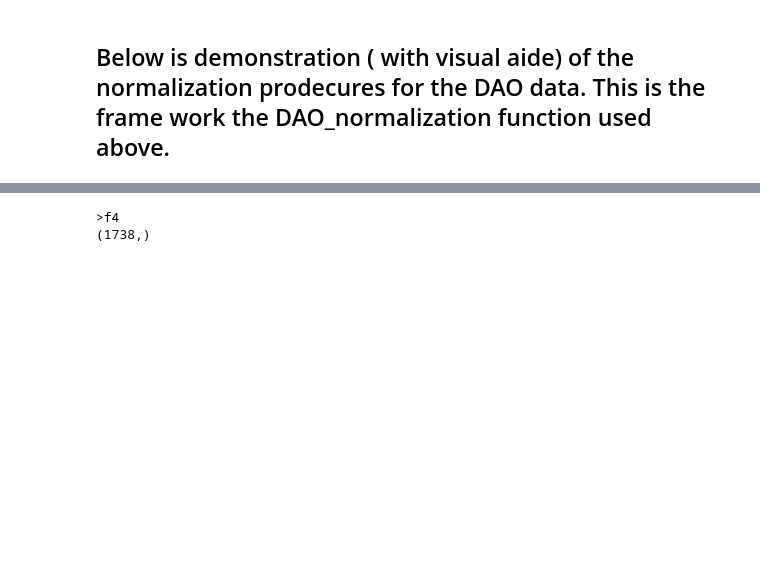
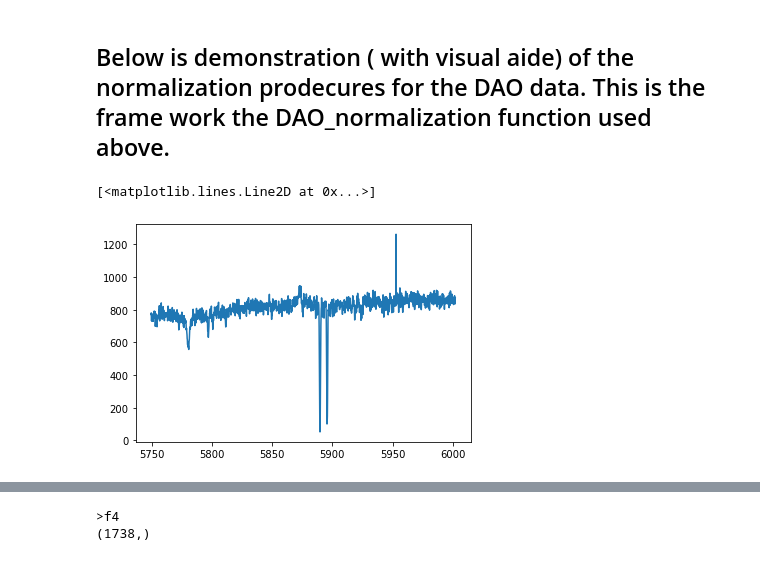
Before and after one commit to shaqsead16/ngc1624-2021, a Jupyter notebook: DAO_normalization_and_headers.ipynb, the cells around one changed output, grey strips where cells are left out. Drawn from its saved outputs; the diff is of its cells as text; code cells hidden in the pictures; blank space fills up the shorter version.

```diff
--- a/DAO_normalization_and_headers.ipynb
+++ b/DAO_normalization_and_headers.ipynb
@@ -64,16 +64,23 @@ No.    Name      Ver    Type      Cards   Dimensions   Format
 #### this function requires two inputs the array containing the fluxes
 ##(flux_dao) and one containing the wavelenght(lambda_dao)
 
-def dao_normal(wave_len, flux, bin_wid=100):
+def dao_normal(wave_len, flux, bin_wid=100, fit_order):
 
-    """ The input for this function needs to be numpy arrays for wavelength (wave_len) and flux. The width of the bins is set by bin_wid,
-    which need to be an integer"""
+    """ The input for this function needs to be numpy arrays for wavelength (wave_len) and flux.
+
+    :param  wave_len: numpy arrays for wavelength (wave_len).
+    :param  flux: numpy arrays for flux.
+    :param  bin_wid: The width of the bins is set by bin_wid, which need to be an integer.
+    :param  fit_order: Integer: The order for the polynomial fitting
+    """
+
+
     ####these are empty array in which we will store the median fluxes and wavelengths of each bin
 
 
     array_size = flux.size
 
-    """n_bins (integer) is the total number of bins that fit in the array """
+    ##n_bins (integer) is the total number of bins that fit in the array
     n_bins = array_size // bin_wid
 
     flux_med = np.zeros(n_bins)
@@ -84,7 +91,7 @@ def dao_normal(wave_len, flux, bin_wid=100):
 
     for i in range(0, n_bins):
         ###the index upper boundary for a each successive bin.
-        """ The upper and lower boundary for each bin account for the counting initalizing at 0"""
+        ### The upper and lower boundary for each bin account for the counting initalizing at 0
         n = i * bin_wid  + (bin_wid - 1 )
 
         ####the lower bound.
@@ -105,10 +112,10 @@ def dao_normal(wave_len, flux, bin_wid=100):
     #### polynomial fitting of the median fluxes with respect to the median wavelenths
     ### the integer at the end of the function idicates the order of the polynomial fit .
     ### Refer to numpy documentation on these functions as needed.
-    p2 = np.poly1d(np.polyfit(wave_med, flux_med , 3))
+    p2 = np.poly1d(np.polyfit(wave_med, flux_med , fit_order))
 
     ##the final normalization of the spectrum to the median-derived continuum fit.
-    normed_spec = flux / p2(lamda)
+    normed_spec = flux / p2(wave_len)
 
     ### this function will return the normalized spectrum and the polynomial fits used.
     return normed_spec, p2
@@ -344,6 +356,32 @@ print(dao_fit)
  [-1.97220191e-02  3.45981872e+01 -2.02245516e+04  3.94065888e+06]]
 # %% [markdown]
 ## Below is demonstration ( with visual aide) of the normalization prodecures for the DAO data. This is the frame work the DAO_normalization function used above.
+# %%
+##### function to load  DAO
+
+def load_dao(dao_filename):
+    """:param  filename: this needs to be inserted as string """
+    hdu_dao = fits.open(dao_filename)
+    flux_dao = hdu_dao[0].data
+
+    header_dao = hdu_dao[0].header
+
+    pixel0_dao = header_dao['CRPIX1']
+    delta_w_dao = header_dao['CDELT1']
+    w0_dao = header_dao['CRVAL1']
+
+    wave_dao = w0_dao + np.arange(0,flux_dao.size, 1)*delta_w_dao
+
+    return wave_dao, flux_dao, header_dao
+# %%
+###testing laod_dao
+
+wave_test, flux_test, header_test = load_dao('../../../Research_UD_2019/DAOdata/dao_c182_2019_020585_v.fits')
+# %%
+plt.plot(wave_test, flux_test)
+# %% [output]
+[<matplotlib.lines.Line2D at 0x...>]
+[figure, added]
 # %%
 hdu_ex = fits.open('dao_c182_2019_020585_v.fits')
 
```
Also changed, not shown: parts of 3 cells of this notebook.
